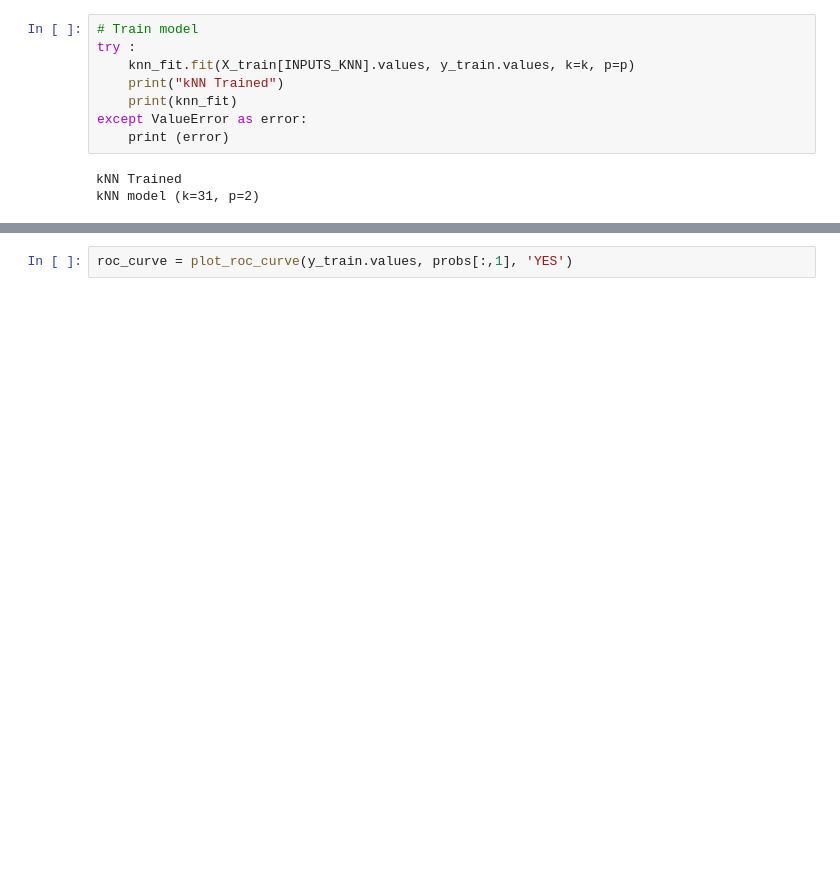
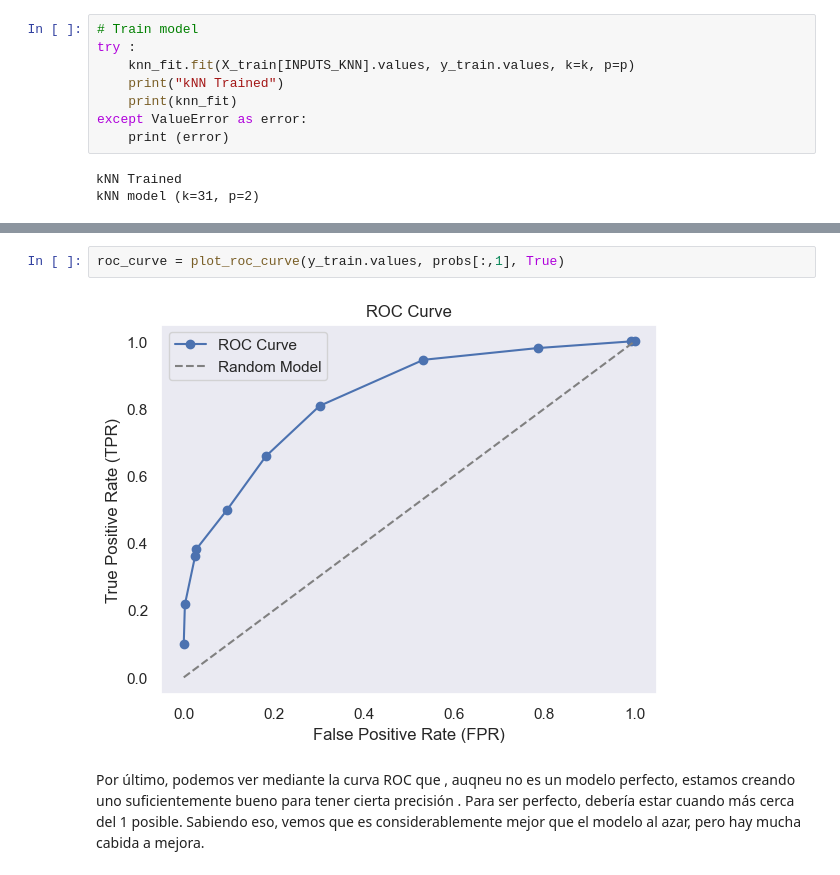
Before and after one commit to ICAI-IMAT-ML/p2-2-beajimeenez, a Jupyter notebook: notebook/Lab_2_2_kNN.ipynb, the cells around one changed output, grey strips where cells are left out. Saved outputs shown, nothing was run; the diff lists cells and outputs as text; blank space fills up the shorter version.

```diff
--- a/notebook/Lab_2_2_kNN.ipynb
+++ b/notebook/Lab_2_2_kNN.ipynb
@@ -137,2 +225,6 @@ probability_histograms = plot_probability_histograms(y_train.values, probs[:,1],
 # %%
-roc_curve = plot_roc_curve(y_train.values, probs[:,1], 'YES')
+roc_curve = plot_roc_curve(y_train.values, probs[:,1], True)
+# %% [output]
+[figure, added]
+# %% [markdown]
+Por último, podemos ver mediante la curva ROC que , auqneu no es un modelo perfecto, estamos creando uno suficientemente bueno para tener cierta precisión . Para ser perfecto, debería estar cuando más cerca del 1 posible. Sabiendo eso, vemos que es considerablemente mejor que el modelo al azar, pero hay mucha cabida a mejora.
```
Also changed, not shown: parts of 20 cells of this notebook, 2 other files.
